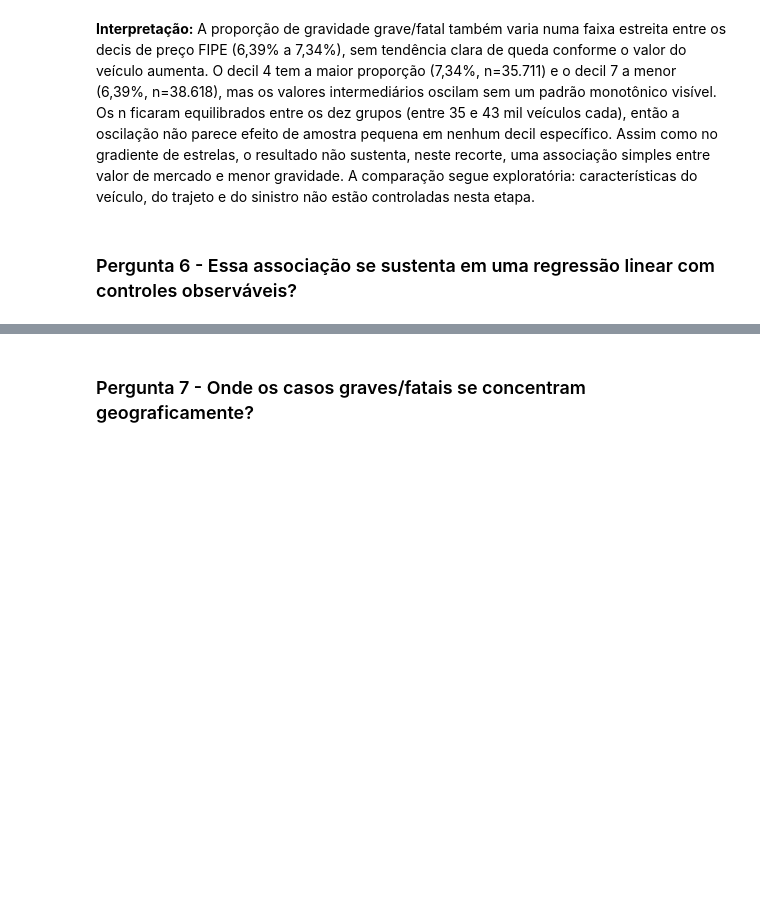
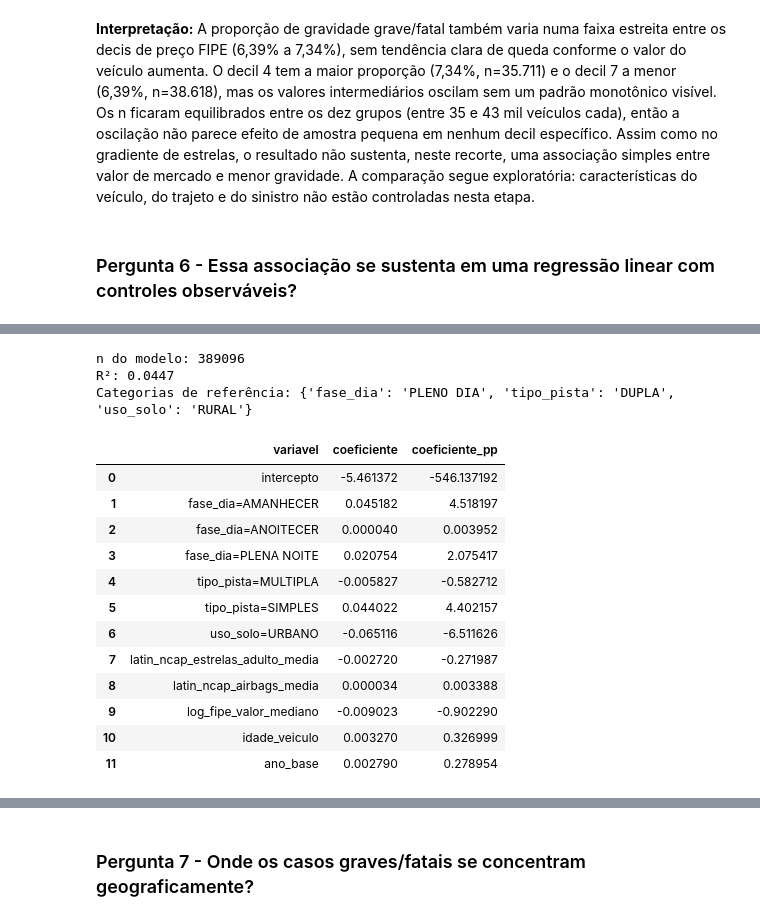
Before and after one commit to ju-caju/analise-seguranca-veicular-prf, a Jupyter notebook: notebooks/relatorio-final.ipynb, the cells around one changed output, grey strips where cells are left out. Saved outputs shown, nothing was run; the diff lists cells and outputs as text; code cells hidden in the pictures; blank space fills up the shorter version.

```diff
--- a/notebooks/relatorio-final.ipynb
+++ b/notebooks/relatorio-final.ipynb
@@ -821,0 +887,53 @@ controladas nesta etapa.
+# %%
+import re
+import statsmodels.formula.api as smf
+
+REFERENCIAS_MODELO = {
+    "fase_dia": "PLENO DIA",
+    "tipo_pista": "DUPLA",
+    "uso_solo": "RURAL",
+}
+
+FORMULA_MODELO = (
+    "grave_fatal_veiculo ~ latin_ncap_estrelas_adulto_media + latin_ncap_airbags_media "
+    "+ log_fipe_valor_mediano + idade_veiculo + ano_base "
+    "+ C(fase_dia, Treatment('PLENO DIA')) "
+    "+ C(tipo_pista, Treatment('DUPLA')) "
+    "+ C(uso_solo, Treatment('RURAL'))"
+)
+
+modelo = smf.ols(FORMULA_MODELO, data=modelo_base).fit()
+
+def limpar_nome_variavel(nome):
+    correspondencia = re.match(r"C\(([\w]+).*\)\[T\.(.*)\]", nome)
+    if correspondencia:
+        return f"{correspondencia.group(1)}={correspondencia.group(2)}"
+    return "intercepto" if nome == "Intercept" else nome
+
+resultado_modelo = pd.DataFrame({
+    "variavel": [limpar_nome_variavel(nome) for nome in modelo.params.index],
+    "coeficiente": modelo.params.values,
+})
+resultado_modelo["coeficiente_pp"] = resultado_modelo["coeficiente"] * 100
+
+print("n do modelo:", len(modelo_base))
+print("R²:", round(modelo.rsquared, 4))
+print("Categorias de referência:", REFERENCIAS_MODELO)
+resultado_modelo
+# %% [output]
+n do modelo: 389096
+R²: 0.0447
+Categorias de referência: {'fase_dia': 'PLENO DIA', 'tipo_pista': 'DUPLA', 'uso_solo': 'RURAL'}
+|  | variavel | coeficiente | coeficiente_pp |
+| 0 | intercepto | -5.461372 | -546.137192 |
+| 1 | fase_dia=AMANHECER | 0.045182 | 4.518197 |
+| 2 | fase_dia=ANOITECER | 0.000040 | 0.003952 |
+| 3 | fase_dia=PLENA NOITE | 0.020754 | 2.075417 |
+| 4 | tipo_pista=MULTIPLA | -0.005827 | -0.582712 |
+| 5 | tipo_pista=SIMPLES | 0.044022 | 4.402157 |
+| 6 | uso_solo=URBANO | -0.065116 | -6.511626 |
+| 7 | latin_ncap_estrelas_adulto_media | -0.002720 | -0.271987 |
+| 8 | latin_ncap_airbags_media | 0.000034 | 0.003388 |
+| 9 | log_fipe_valor_mediano | -0.009023 | -0.902290 |
+| 10 | idade_veiculo | 0.003270 | 0.326999 |
+| 11 | ano_base | 0.002790 | 0.278954 |
```
Also changed, not shown: parts of 20 cells of this notebook.
